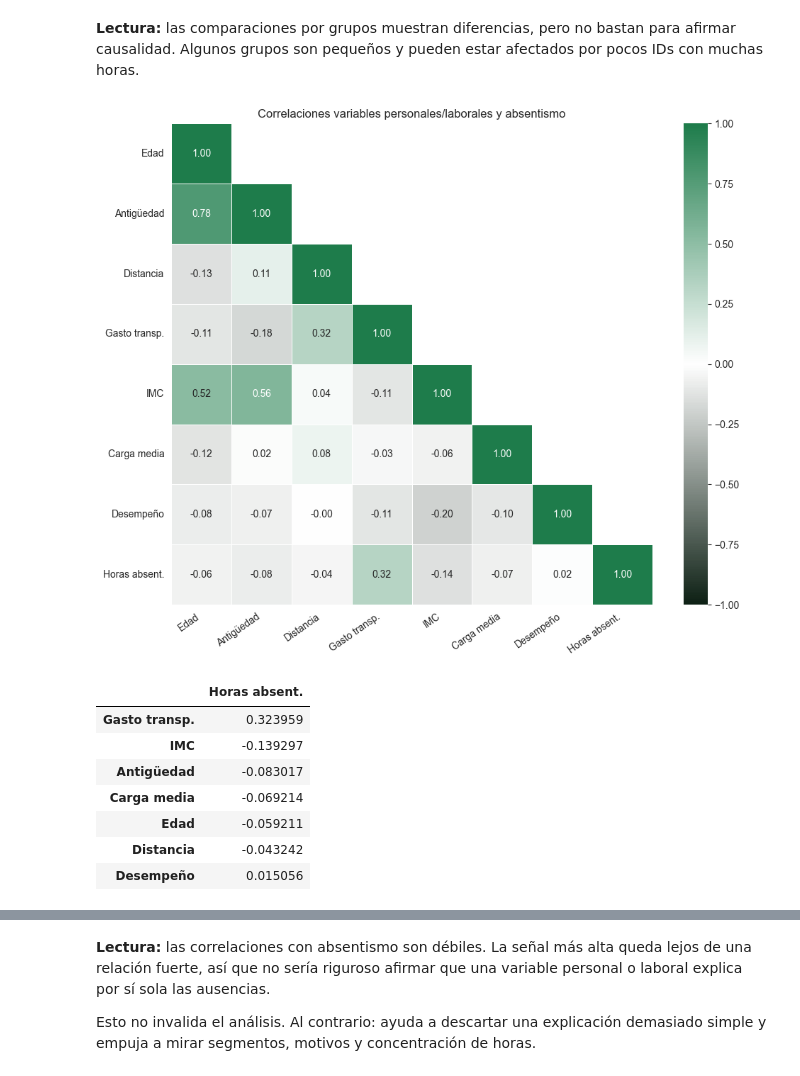
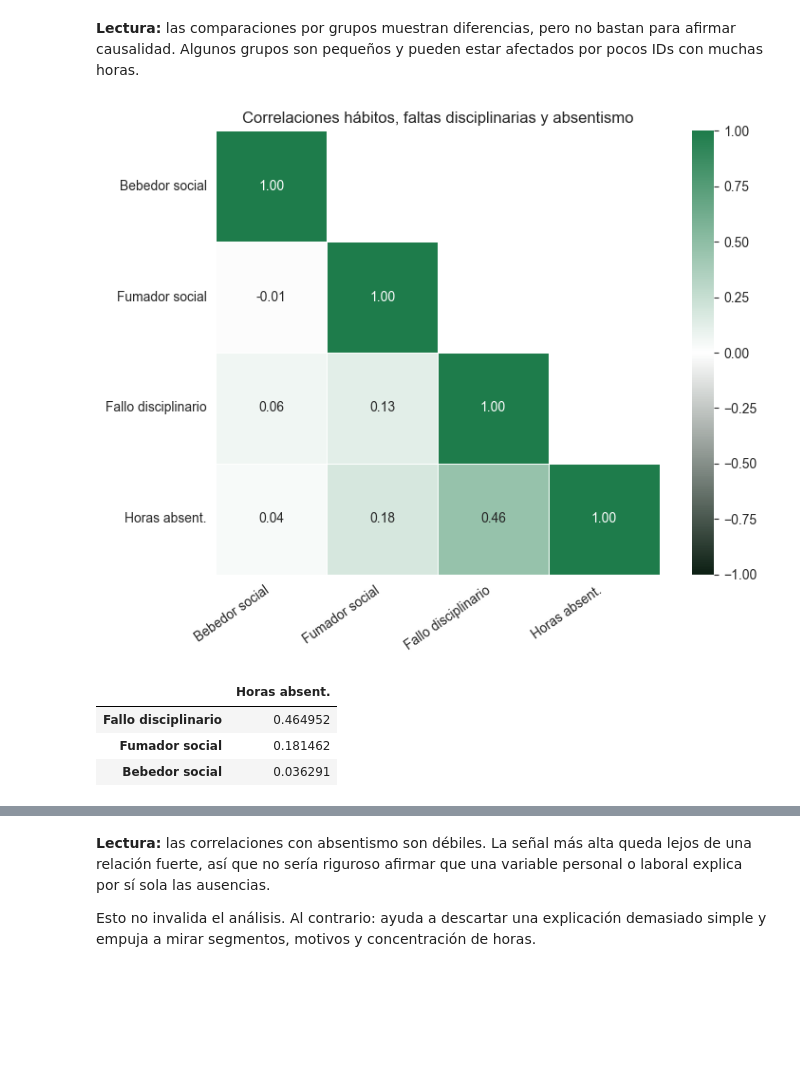
Before and after one commit to ITACADEMYprojectes/ProjecteData, a Jupyter notebook: Equip_31/Scripts/Notebooks/analisis_absentismo_Dioulde_08062026.ipynb, the cells around one changed output, grey strips where cells are left out. Drawn from its saved outputs; the diff is of its cells as text; code cells hidden in the pictures; blank space fills up the shorter version.

```diff
--- a/Equip_31/Scripts/Notebooks/analisis_absentismo_Dioulde_08062026.ipynb
+++ b/Equip_31/Scripts/Notebooks/analisis_absentismo_Dioulde_08062026.ipynb
@@ -267,44 +255,39 @@ Absentismo medio por grupo:
 **Lectura:** las comparaciones por grupos muestran diferencias, pero no bastan para afirmar causalidad. Algunos grupos son pequeños y pueden estar afectados por pocos IDs con muchas horas.
 # %%
 variables_corr = [
-    'Age', 'Service_time', 'Distance_Residence_Work', 'Transportation_expense',
-    'BMI_calculated', 'Work_load_Average_day', 'Hit_target', 'horas_totales'
+    'Social_drinker', 'Social_smoker', 'Disciplinary_failure', 'horas_totales'
 ]
 
 corr = df_empleados[variables_corr].corr(method='spearman')
 
 labels_es = {
-    'Age': 'Edad',
-    'Service_time': 'Antigüedad',
-    'Distance_Residence_Work': 'Distancia',
-    'Transportation_expense': 'Gasto transp.',
-    'BMI_calculated': 'IMC',
-    'Work_load_Average_day': 'Carga media',
-    'Hit_target': 'Desempeño',
+    'Social_drinker': 'Bebedor social',
+    'Social_smoker': 'Fumador social',
+    'Disciplinary_failure': 'Fallo disciplinario',
     'horas_totales': 'Horas absent.'
 }
 
 corr = corr.rename(index=labels_es, columns=labels_es)
 
 cmap_verde = LinearSegmentedColormap.from_list(
     'verde_blanco_verde', ['#0d2014', '#ffffff', '#1e7c4b']
 )
 mask = np.triu(np.ones_like(corr, dtype=bool), k=1)
 
-plt.figure(figsize=(10, 8), facecolor='none')
+plt.figure(figsize=(8, 6), facecolor='none')
 plt.gcf().patch.set_alpha(0)
 ax = sns.heatmap(
     corr, annot=True, fmt='.2f', cmap=cmap_verde, center=0,
     mask=mask, square=True, vmin=-1, vmax=1, linewidths=0.5
 )
 ax.set_facecolor('none')
-plt.title('Correlaciones variables personales/laborales y absentismo')
+plt.title('Correlaciones hábitos, faltas disciplinarias y absentismo')
 plt.xticks(rotation=35, ha='right')
 plt.yticks(rotation=0)
 plt.tight_layout()
 plt.show()
 # %% [output]
-[figure, old version]
+[figure, new version]
 # %%
 correlacion_absentismo = (
     corr[['Horas absent.']]
@@ -315,13 +298,9 @@ correlacion_absentismo = (
 correlacion_absentismo
 # %% [output]
 |  | Horas absent. |
-| Gasto transp. | 0.323959 |
-| IMC | -0.139297 |
-| Antigüedad | -0.083017 |
-| Carga media | -0.069214 |
-| Edad | -0.059211 |
-| Distancia | -0.043242 |
-| Desempeño | 0.015056 |
+| Fallo disciplinario | 0.464952 |
+| Fumador social | 0.181462 |
+| Bebedor social | 0.036291 |
 # %%
 correlacion_plot = (
     correlacion_absentismo
```
Also changed, not shown: parts of 67 cells of this notebook, 3 other files.
